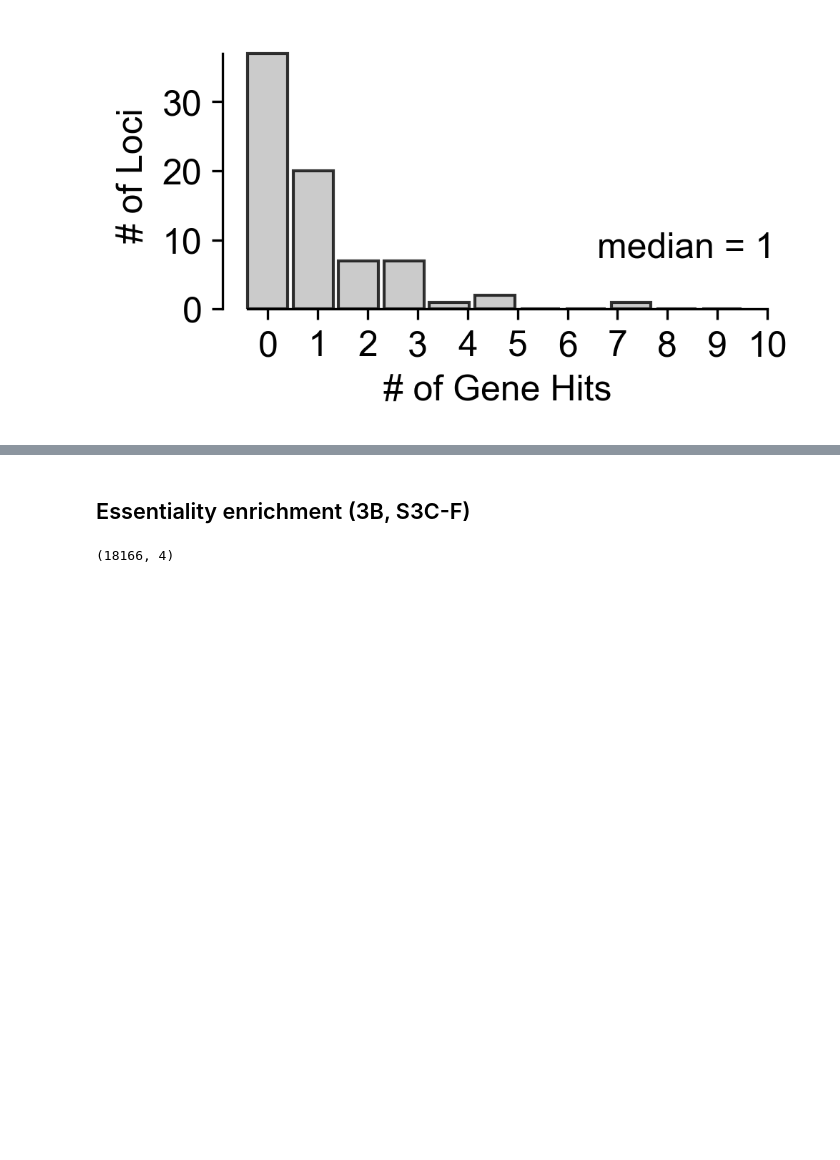
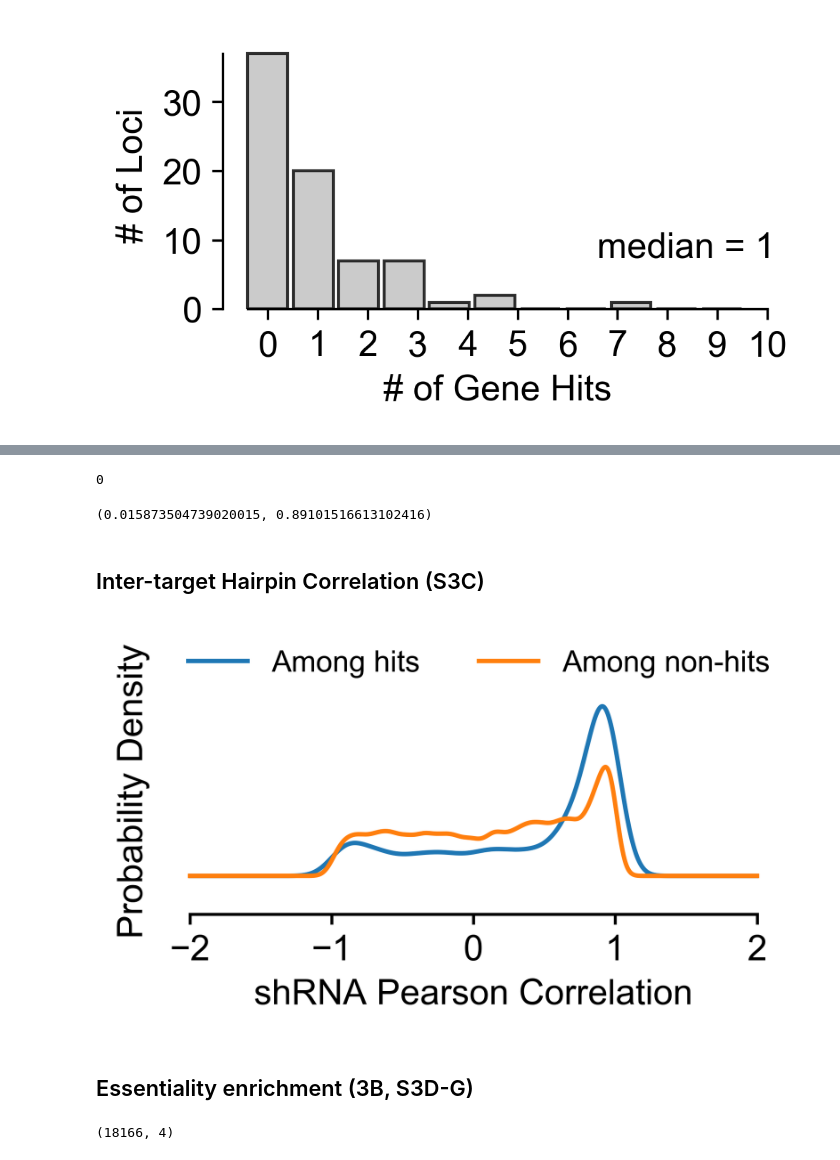
Before and after one commit to elifesciences-publications/shRNA_screen, a Jupyter notebook: primaryAnalysisNotebook.ipynb, the cells around one changed output, grey strips where cells are left out. Cells and saved outputs as stored; diff of their text form; code cells hidden in the pictures; blank space fills up the shorter version.

```diff
--- a/primaryAnalysisNotebook.ipynb
+++ b/primaryAnalysisNotebook.ipynb
@@ -1107,0 +1133,19 @@ Text(7,7.5,'median = 1')
+# %%
+'−0.014'.find('−')
+# %% [output]
+0
+# %%
+betaLookup = modeldf.set_index('gene').to_dict()['betaDur']
+vdhLookup = vdh.set_index('Sentinel SNP').to_dict()['Effect (SE)']
+genesCol = sorted(geneHits)
+snpsCol = [snpLookup[x] for x in genesCol]
+betasCol = [betaLookup[x] for x in genesCol]
+vdhsCol = [vdhLookup[x] for x in snpsCol]
+vdhsCol = [float(x[:x.index(' ')].replace('−', '-')) for x in vdhsCol]
+vdhsAbsCol = [abs(x) for x in vdhsCol]
+
+pearsonr(betasCol, vdhsCol)
+# %% [output]
+(0.015873504739020015, 0.89101516613102416)
+# %% [markdown]
+## Inter-target Hairpin Correlation (S3C)
@@ -1108,5 +1198,39 @@ Text(7,7.5,'median = 1')
+# %%
+fig, ax = plt.subplots(1, dpi=500, figsize=(3.4,2))
+
+plotdf = pd.DataFrame()
+plotdf['plotCol'] = hitCorrs
+
+ax = plotdf['plotCol'].plot.kde(label='Among hits')
+
+plotdf = pd.DataFrame()
+plotdf['plotCol'] = notCorrs
+
+ax = plotdf['plotCol'].plot.kde(label='Among non-hits')
+
+ax.set_ylabel('Probability Density')
+ax.set_xlabel('shRNA Pearson Correlation')
+
+adjust_spines(ax, ['bottom'])
+
+for item in ([ax.title, ax.xaxis.label, ax.yaxis.label] +
+             ax.get_xticklabels() + ax.get_yticklabels()):
+    item.set_fontsize(12)
+    item.set_fontname('Arial')
+
+ax.xaxis.set_tick_params(width=1)
+ax.yaxis.set_tick_params(width=1)
+
+for axis in ['bottom','left']:
+    ax.spines[axis].set_linewidth(1)
+
+lgd = ax.legend(ncol=2, frameon=False, fontsize=10, loc='upper left', prop=font, bbox_to_anchor=(0.0,1.4))
+
+plt.tight_layout(False)
+# %% [output]
+[figure, added]
 # %% [markdown]
-## Essentiality enrichment (3B, S3C-F)
+## Essentiality enrichment (3B, S3D-G)
 # %%
 ess = pd.read_csv('ref/Wang2015_TableS3_CRISPRScores.txt', sep='\t')
 ess = ess[['Gene', 'sgRNAs included'] + [x for x in ess.columns if 'K562' in x]]
```
Also changed, not shown: parts of 23 cells of this notebook, 1 other file.
